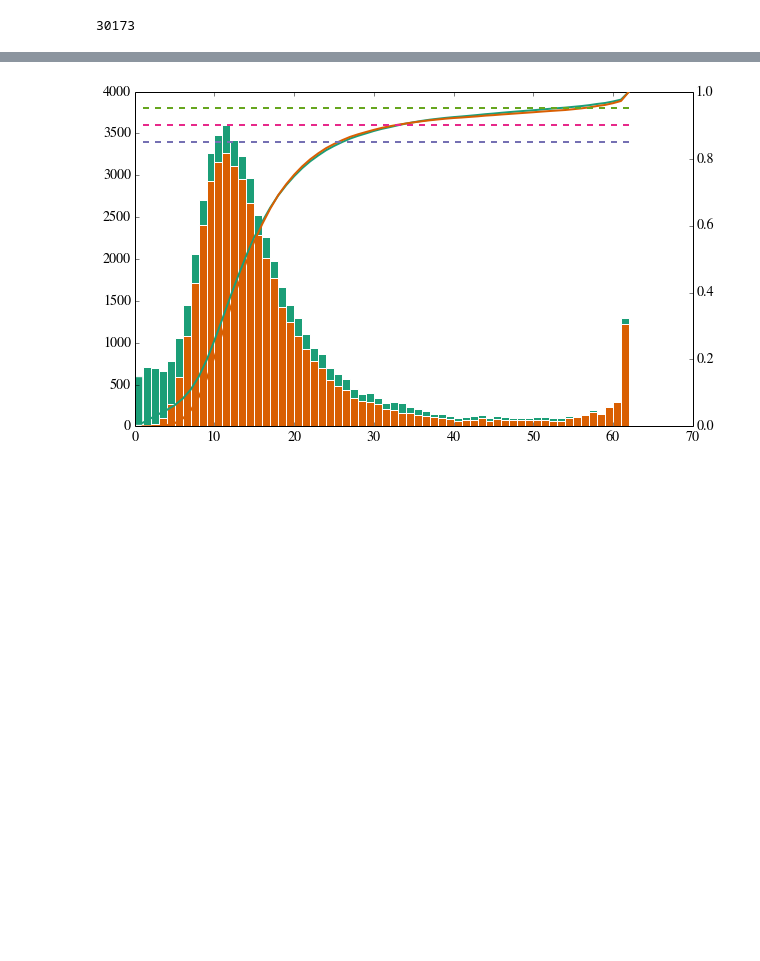
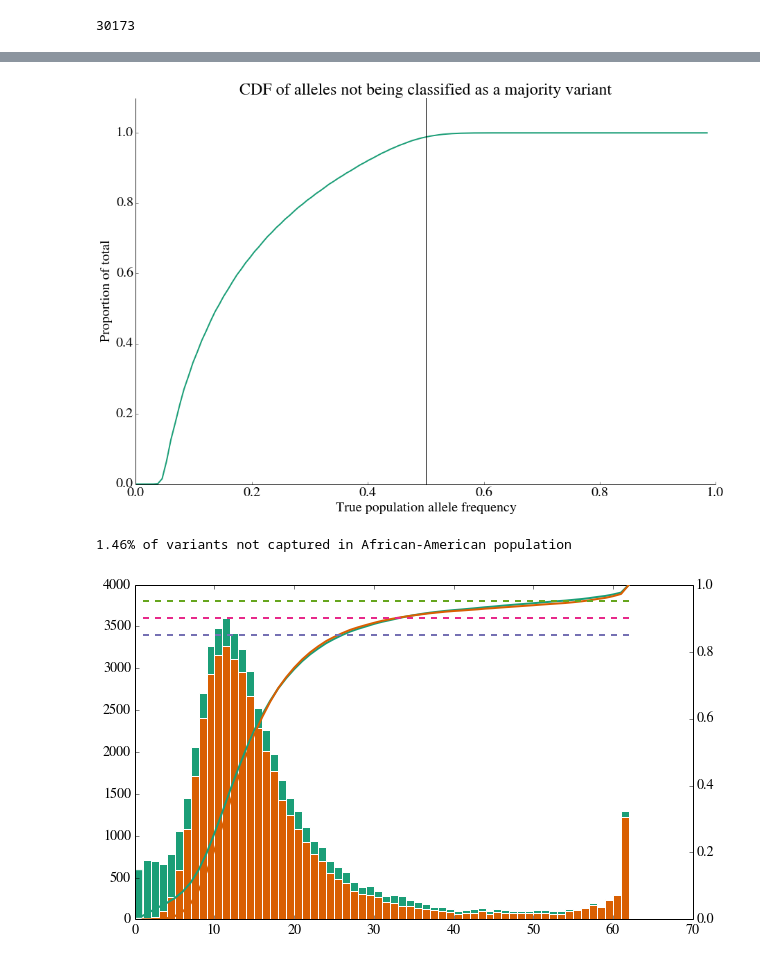
Before and after one commit to ryananeff/ipython-neff-davislab, a Jupyter notebook: filter_variants_by_AF.ipynb, the cells around one changed output, grey strips where cells are left out. Cells and saved outputs as stored; diff of their text form; code cells hidden in the pictures; blank space fills up the shorter version.

```diff
--- a/filter_variants_by_AF.ipynb
+++ b/filter_variants_by_AF.ipynb
@@ -231,0 +289,13 @@ len(ncc_array_pass)
+# %%
+nalleles = 132.
+iterations = 20000000
+af_sim = []
+for i in range(0,len(h[0])):
+    p = h[0][i]
+    bin_val = h[1][i]
+    prob_arr = []
+    for a in range(0, int(p*iterations)):
+        result = np.random.binomial(nalleles,bin_val/nalleles) <= (nalleles/2)
+        prob_arr.append(result)
+    print bin_val, np.sum(prob_arr)
+    af_sim.append([bin_val, np.sum(prob_arr)])
@@ -232,3 +325,22 @@ len(ncc_array_pass)
+# %%
+rcParams['figure.figsize'] = (15, 10)
+rcParams['patch.edgecolor'] = 'blue'
+rcParams['figure.dpi'] = 300
+rcParams['font.size'] = 20
+af_sim_pd = pd.DataFrame(af_sim)
+af_cum = np.cumsum(af_sim_pd[1])/np.sum(af_sim_pd[1])
+plt.plot(af_sim_pd[0]/132,af_cum)
+plt.ylim([0,1.1])
+plt.axvline(x=0.5, linewidth=1, color='k')
+plt.title("CDF of alleles not being classified as a majority variant")
+plt.ylabel("Proportion of total")
+plt.xlabel("True population allele frequency")
+remove_border()
+plt.show()
+print str(round((1-af_cum[65])*100,2)) + "% of variants not captured in African-American population"
+# %% [output]
+[figure, added]
+1.46% of variants not captured in African-American population
 # %%
 fig,ax1 = plt.subplots(1,1)
 ax2 = ax1.twinx()
```
Also changed, not shown: parts of 17 cells of this notebook, 4 other files.
